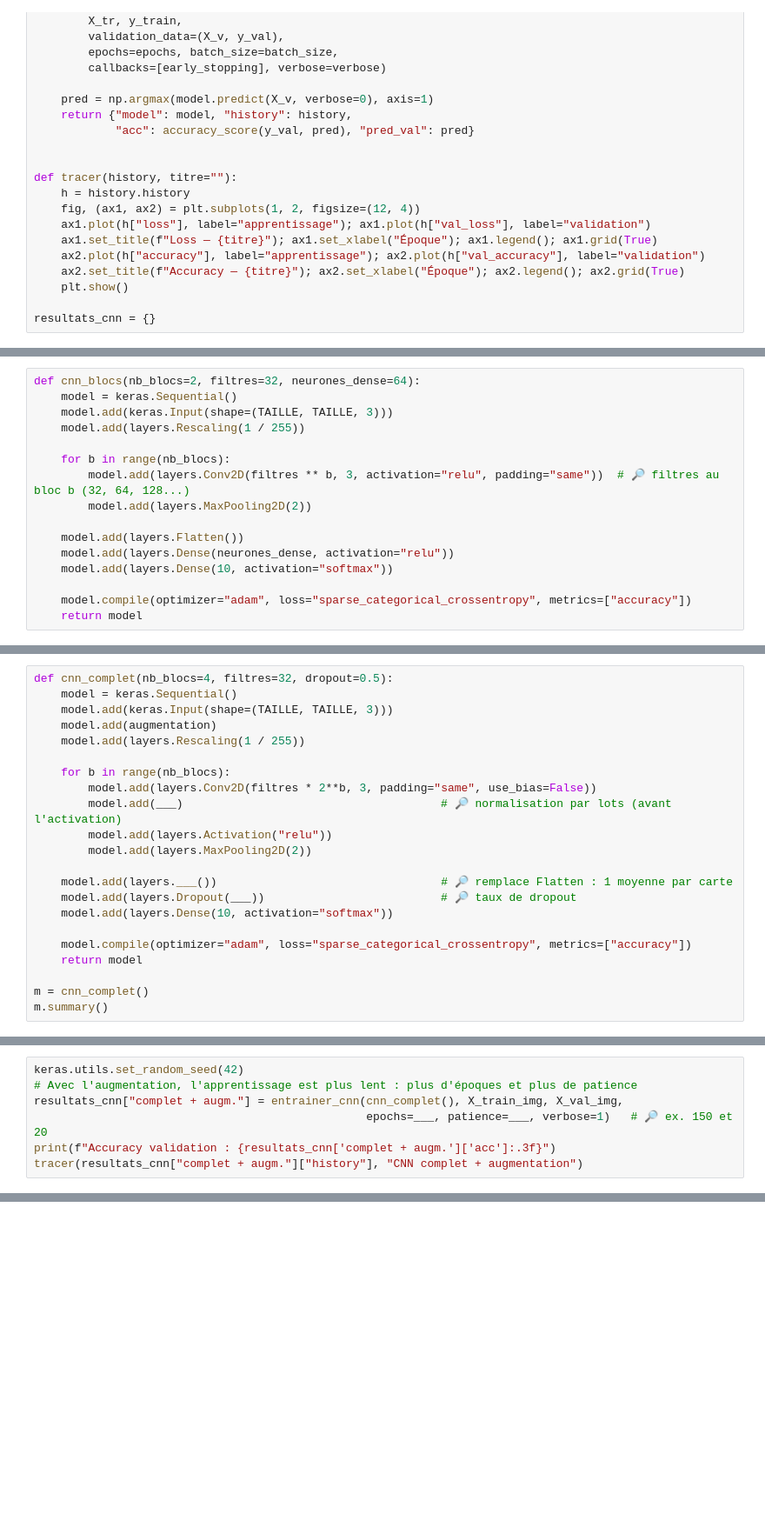
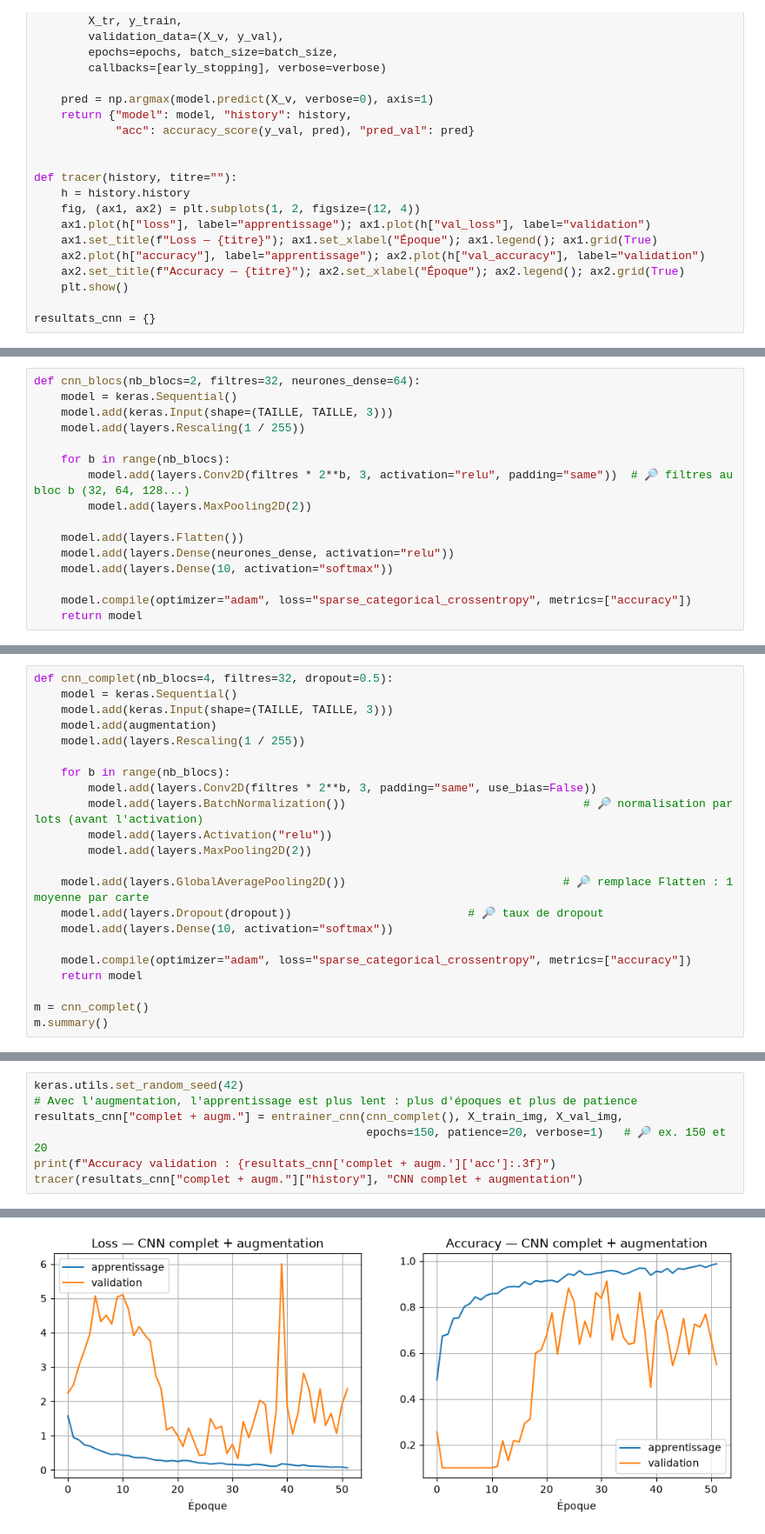
Before and after one commit to Maxtrxn/ml, a Jupyter notebook: tp2/tp2_pt2.ipynb, the cells around one changed output, grey strips where cells are left out. Shown at 87% size. Cells and saved outputs as stored; diff of their text form; blank space fills up the shorter version.

```diff
--- a/tp2/tp2_pt2.ipynb
+++ b/tp2/tp2_pt2.ipynb
@@ -527,7 +636,7 @@ def cnn_blocs(nb_blocs=2, filtres=32, neurones_dense=64):
     model.add(layers.Rescaling(1 / 255))
 
     for b in range(nb_blocs):
-        model.add(layers.Conv2D(filtres ** b, 3, activation="relu", padding="same"))  # 🔎 filtres au bloc b (32, 64, 128...)
+        model.add(layers.Conv2D(filtres * 2**b, 3, activation="relu", padding="same"))  # 🔎 filtres au bloc b (32, 64, 128...)
         model.add(layers.MaxPooling2D(2))
 
     model.add(layers.Flatten())
@@ -589,12 +709,12 @@ def cnn_complet(nb_blocs=4, filtres=32, dropout=0.5):
 
     for b in range(nb_blocs):
         model.add(layers.Conv2D(filtres * 2**b, 3, padding="same", use_bias=False))
-        model.add(___)                                      # 🔎 normalisation par lots (avant l'activation)
+        model.add(layers.BatchNormalization())                                   # 🔎 normalisation par lots (avant l'activation)
         model.add(layers.Activation("relu"))
         model.add(layers.MaxPooling2D(2))
 
-    model.add(layers.___())                                 # 🔎 remplace Flatten : 1 moyenne par carte
-    model.add(layers.Dropout(___))                          # 🔎 taux de dropout
+    model.add(layers.GlobalAveragePooling2D())                                # 🔎 remplace Flatten : 1 moyenne par carte
+    model.add(layers.Dropout(dropout))                          # 🔎 taux de dropout
     model.add(layers.Dense(10, activation="softmax"))
 
     model.compile(optimizer="adam", loss="sparse_categorical_crossentropy", metrics=["accuracy"])
@@ -606,6 +748,7 @@ m.summary()
 keras.utils.set_random_seed(42)
 # Avec l'augmentation, l'apprentissage est plus lent : plus d'époques et plus de patience
 resultats_cnn["complet + augm."] = entrainer_cnn(cnn_complet(), X_train_img, X_val_img,
-                                                 epochs=___, patience=___, verbose=1)   # 🔎 ex. 150 et 20
+                                                 epochs=150, patience=20, verbose=1)   # 🔎 ex. 150 et 20
 print(f"Accuracy validation : {resultats_cnn['complet + augm.']['acc']:.3f}")
 tracer(resultats_cnn["complet + augm."]["history"], "CNN complet + augmentation")
+# %% [output]
@@ -612,3 +772,4 @@ tracer(resultats_cnn["complet + augm."]["history"], "CNN complet + augmentation"
+[figure, added]
 # %%
 from keras.applications import VGG16
 from keras.applications.vgg16 import preprocess_input
```
Also changed, not shown: parts of 25 cells of this notebook, 2 other files.
